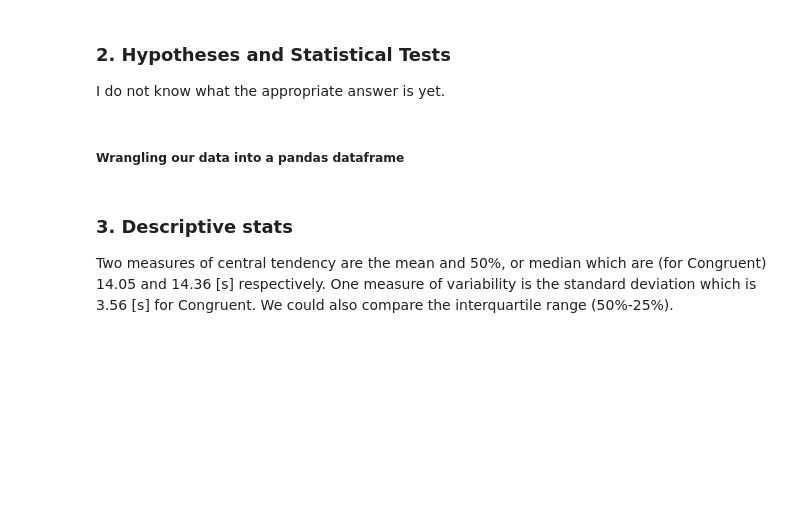
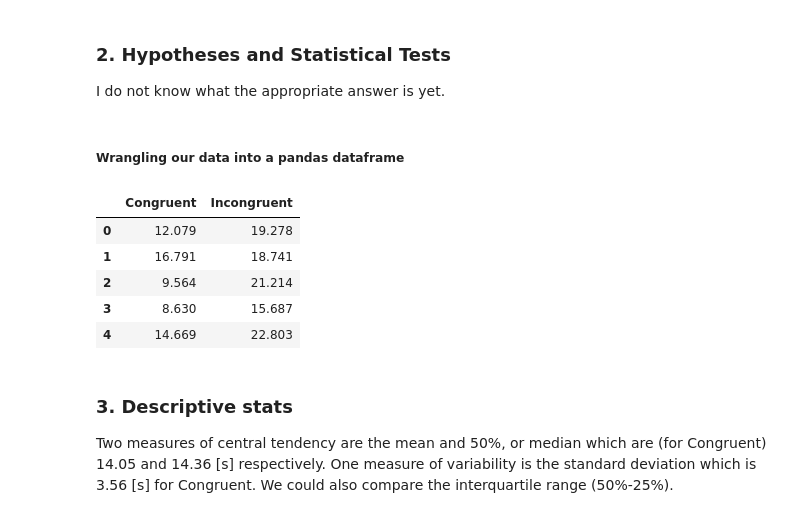
Before and after one commit to burriswj/dand_project1, a Jupyter notebook: DAND_Project1_Burris.ipynb, the cells around one changed output. Saved outputs shown, nothing was run; the diff lists cells and outputs as text; code cells hidden in the pictures; blank space fills up the shorter version.

```diff
--- a/DAND_Project1_Burris.ipynb
+++ b/DAND_Project1_Burris.ipynb
@@ -18,6 +18,16 @@ I do not know what the appropriate answer is yet.
 import pandas as pd
 path = r'~/Google Drive/DAND/P1/stroopdata.csv'
 df = pd.read_csv(path)
+# %%
+#check your data
+df.head()
+# %% [output]
+|  | Congruent | Incongruent |
+| 0 | 12.079 | 19.278 |
+| 1 | 16.791 | 18.741 |
+| 2 | 9.564 | 21.214 |
+| 3 | 8.630 | 15.687 |
+| 4 | 14.669 | 22.803 |
 # %% [markdown]
 ### 3. Descriptive stats
 Two measures of central tendency are the mean and 50%, or median which are (for Congruent) 14.05 and 14.36 [s] respectively.
```
Also changed, not shown: parts of 6 cells of this notebook, 1 other file.
